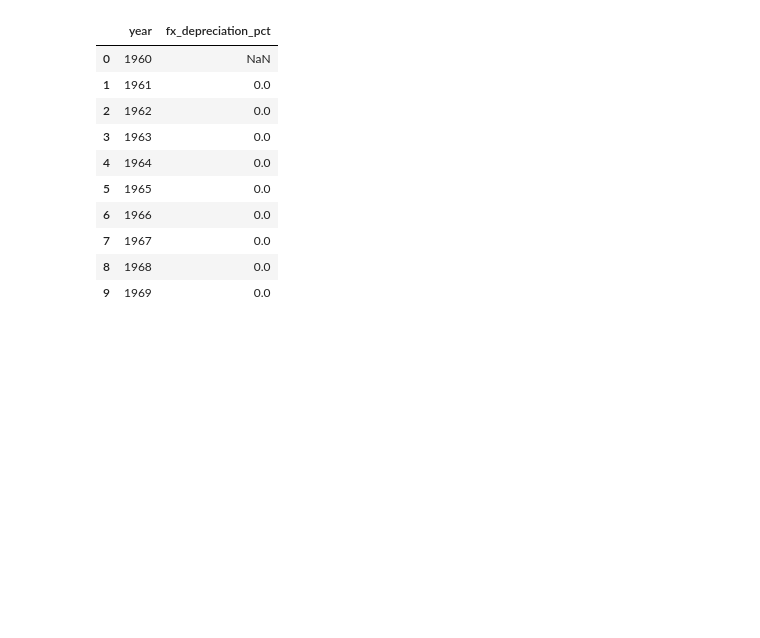
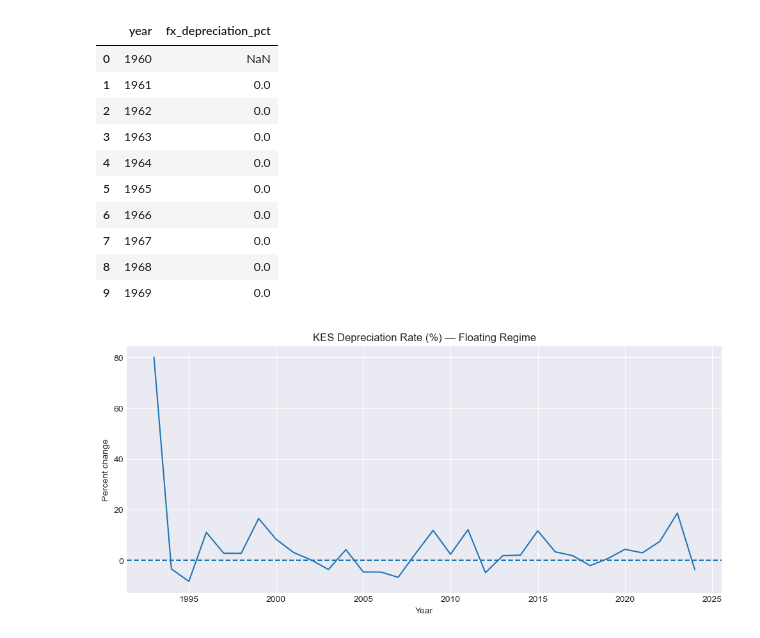
Before and after one commit to GACHINGU/AI-Financial-Crisis-Prediction, a Jupyter notebook: Index.ipynb, the cells around one changed output. Saved outputs shown, nothing was run; the diff lists cells and outputs as text; code cells hidden in the pictures; blank space fills up the shorter version.

```diff
--- a/Index.ipynb
+++ b/Index.ipynb
@@ -452,3 +456,15 @@ fx[['year', 'fx_depreciation_pct']].head(10)
 | 7 | 1967 | 0.0 |
 | 8 | 1968 | 0.0 |
 | 9 | 1969 | 0.0 |
+# %%
+fx_float = fx[fx['year'] >= 1993].reset_index(drop=True)
+# %%
+plt.figure(figsize=(12,5))
+plt.plot(fx_float['year'], fx_float['fx_depreciation_pct'])
+plt.axhline(0, linestyle='--')
+plt.title("KES Depreciation Rate (%) — Floating Regime")
+plt.xlabel("Year")
+plt.ylabel("Percent change")
+plt.show()
+# %% [output]
+[figure, added]
```
Also changed, not shown: parts of 10 cells of this notebook, 2 other files.
